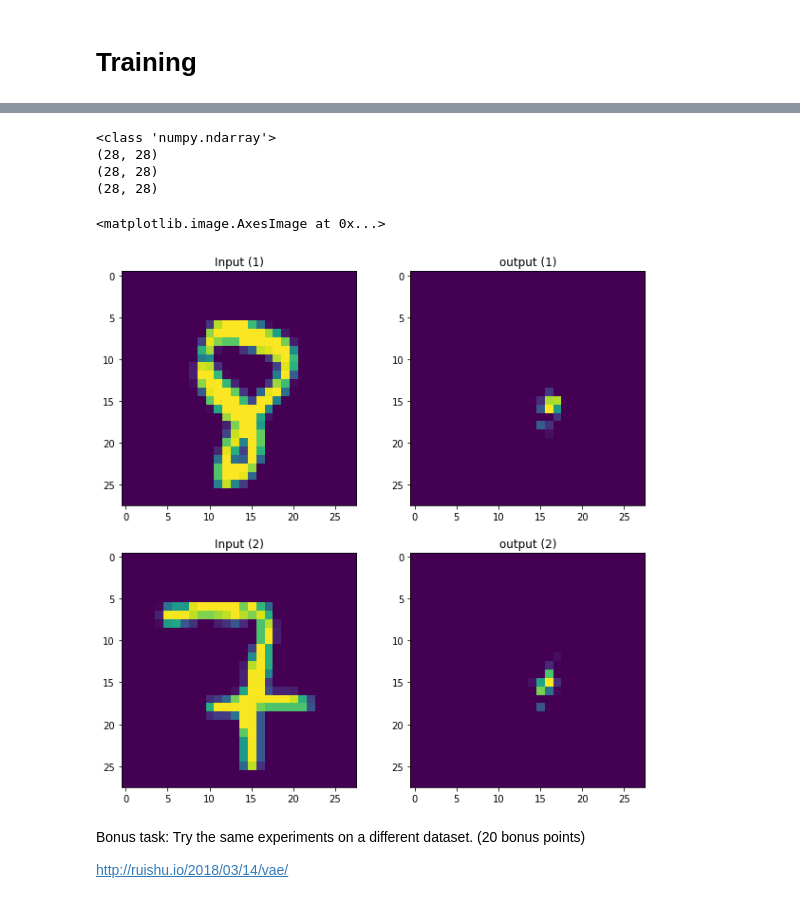
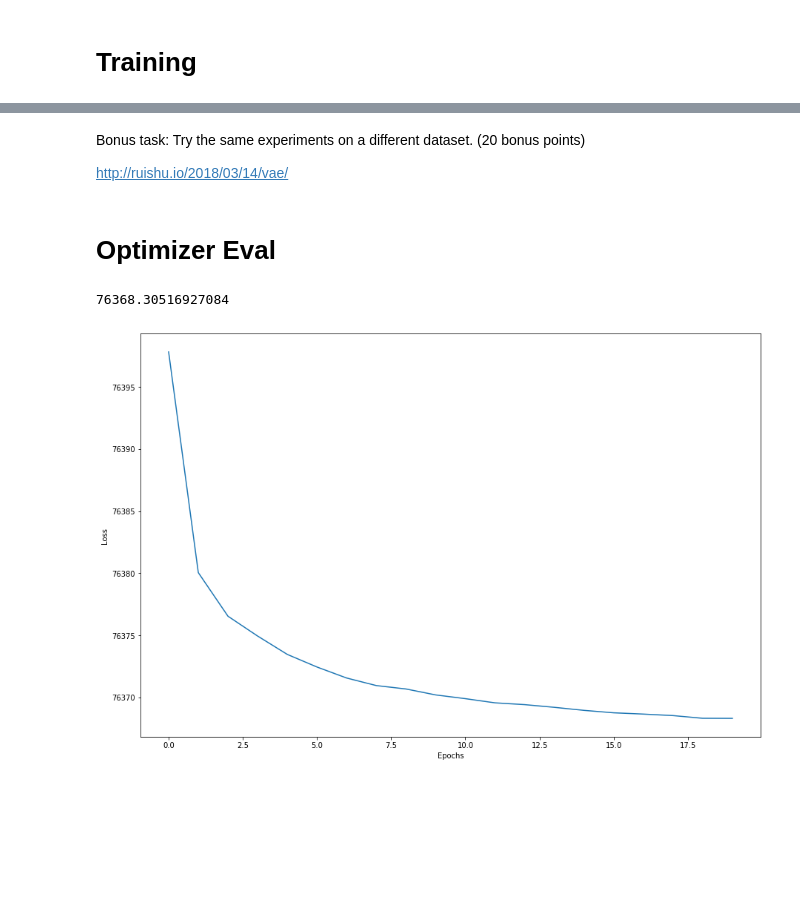
Before and after one commit to basameera/NIPS_week_6_7, a Jupyter notebook: weeks_6_and_7_sameera.ipynb, the cells around one changed output, grey strips where cells are left out. Saved outputs shown, nothing was run; the diff lists cells and outputs as text; code cells hidden in the pictures; blank space fills up the shorter version.

```diff
--- a/weeks_6_and_7_sameera.ipynb
+++ b/weeks_6_and_7_sameera.ipynb
@@ -378,50 +378,51 @@ Test Done...
 # %%
-if device<0:
-    in_x_1  =      test_x[0][0].reshape(28,28)
-    out_x_1 = test_mean_x[0][0].data.reshape(28,28)
+# if device<0:
+#     in_x_1  =      test_x[0][0].reshape(28,28)
+#     out_x_1 = test_mean_x[0][0].data.reshape(28,28)
 
-    in_x_2  =      test_x[0][1].reshape(28,28)
-    out_x_2 = test_mean_x[0][1].data.reshape(28,28)
-else:
-    in_x_1  =      test_x[0][0].get().reshape(28,28)
-    out_x_1 = test_mean_x[0][0].data.get().reshape(28,28)
+#     in_x_2  =      test_x[0][1].reshape(28,28)
+#     out_x_2 = test_mean_x[0][1].data.reshape(28,28)
+# else:
+#     in_x_1  =      test_x[0][0].get().reshape(28,28)
+#     out_x_1 = test_mean_x[0][0].data.get().reshape(28,28)
 
-    in_x_2  =      test_x[0][1].get().reshape(28,28)
-    out_x_2 = test_mean_x[0][1].data.get().reshape(28,28)
+#     in_x_2  =      test_x[0][1].get().reshape(28,28)
+#     out_x_2 = test_mean_x[0][1].data.get().reshape(28,28)
 
+# fig=plt.figure(figsize=(10, 10))
 
-print(type(in_x_1))
-print(out_x_1.shape)
+# plt.subplot(221)
+# plt.title('Input (1)')
+# plt.imshow(in_x_1)
 
-print(in_x_2.shape)
-print(out_x_2.shape)
+# plt.subplot(222)
+# plt.title('output (1)')
+# plt.imshow(out_x_1)
 
+# plt.subplot(223)
+# plt.title('Input (2)')
+# plt.imshow(in_x_2)
 
-fig=plt.figure(figsize=(10, 10))
-
-plt.subplot(221)
-plt.title('Input (1)')
-plt.imshow(in_x_1)
-
-plt.subplot(222)
-plt.title('output (1)')
-plt.imshow(out_x_1)
-
-plt.subplot(223)
-plt.title('Input (2)')
-plt.imshow(in_x_2)
-
-plt.subplot(224)
-plt.title('output (2)')
-plt.imshow(out_x_2)
+# plt.subplot(224)
+# plt.title('output (2)')
+# plt.imshow(out_x_2)
-# %% [output]
-<class 'numpy.ndarray'>
-(28, 28)
-(28, 28)
-(28, 28)
-<matplotlib.image.AxesImage at 0x...>
-[figure, removed]
 # %% [markdown]
 Bonus task: Try the same experiments on a different dataset. (20 bonus points)
 
 http://ruishu.io/2018/03/14/vae/
+# %% [markdown]
+# Optimizer Eval
+# %%
+loss_His = np.load('{:s}/loss_history_ts_{:s}_{:03d}.npz'.format('Result', 'Adam', 20))
+loss_His = loss_His[loss_His.files[0]]
+loss_His = loss_His.reshape(1,)[0]
+
+fig=plt.figure(figsize=(15, 10))
+plt.xlabel('Epochs')
+plt.ylabel('Loss')
+plt.plot(loss_His['training'])
+
+print(loss_His['training'][-1])
+# %% [output]
+76368.30516927084
+[figure, added]
```
Also changed, not shown: parts of 15 cells of this notebook.
